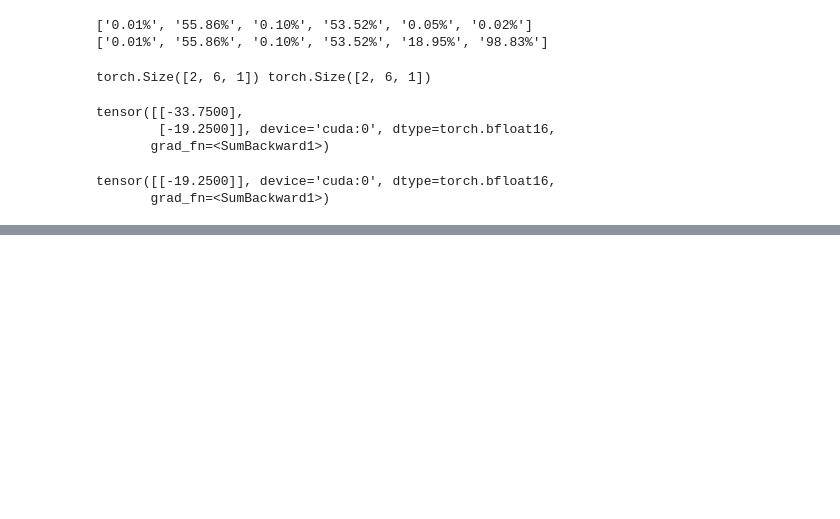
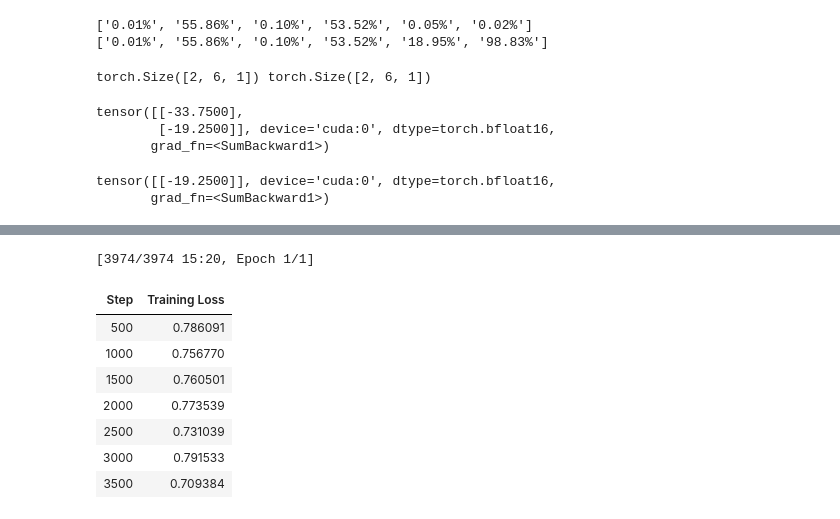
Before and after one commit to DamtanX/My_PyTorch_Scikit-learn_studies, a Jupyter notebook: ch15/ch15.ipynb, the cells around one changed output, grey strips where cells are left out. Cells and saved outputs as stored; diff of their text form; code cells hidden in the pictures; blank space fills up the shorter version.

```diff
--- a/ch15/ch15.ipynb
+++ b/ch15/ch15.ipynb
@@ -479,0 +545,5 @@ tensor([[-19.2500]], device='cuda:0', dtype=torch.bfloat16,
+# %%
+pref_dataset = load_dataset('Anthropic/hh-rlhf', split='train')
+print(pref_dataset[2].keys())
+print(pref_dataset[2]['chosen'].strip())
+print(pref_dataset[2]['rejected'].strip())
@@ -479,0 +558,3 @@ tensor([[-19.2500]], device='cuda:0', dtype=torch.bfloat16,
+# %%
+pref_dataset2 = pref_dataset.select(range(0, len(pref_dataset)//20))
+len(pref_dataset2)
@@ -479,0 +563,3 @@ tensor([[-19.2500]], device='cuda:0', dtype=torch.bfloat16,
+# %%
+sft_model_dir = './my_gpt2_sft_alpaca'
+gpt2_tokenizer = AutoTokenizer.from_pretrained('gpt2')
@@ -479,0 +569,6 @@ tensor([[-19.2500]], device='cuda:0', dtype=torch.bfloat16,
+# %%
+dpo_model_dir = './my_gpt2_sft_alpaca_dpo_hh_rlhf'
+train_args = DPOConfig(output_dir=dpo_model_dir, max_length=512, save_steps=500, logging_steps=500,
+                       per_device_train_batch_size=2, num_train_epochs=1, learning_rate=2e-5, report_to='none')
+gpt2_tokenizer.pad_token = gpt2_tokenizer.eos_token
+dpo_trainer = DPOTrainer(sft_model_dir, args=train_args, train_dataset=pref_dataset2, processing_class=gpt2_tokenizer)
@@ -479,0 +593,13 @@ tensor([[-19.2500]], device='cuda:0', dtype=torch.bfloat16,
+# %%
+dpo_train_output = dpo_trainer.train()
+dpo_trainer.model.save_pretrained(dpo_model_dir)
+# %% [output]
+[3974/3974 15:20, Epoch 1/1]
+| Step | Training Loss |
+| 500 | 0.786091 |
+| 1000 | 0.756770 |
+| 1500 | 0.760501 |
+| 2000 | 0.773539 |
+| 2500 | 0.731039 |
+| 3000 | 0.791533 |
+| 3500 | 0.709384 |
```
Also changed, not shown: parts of 12 cells of this notebook, 33 other files.
